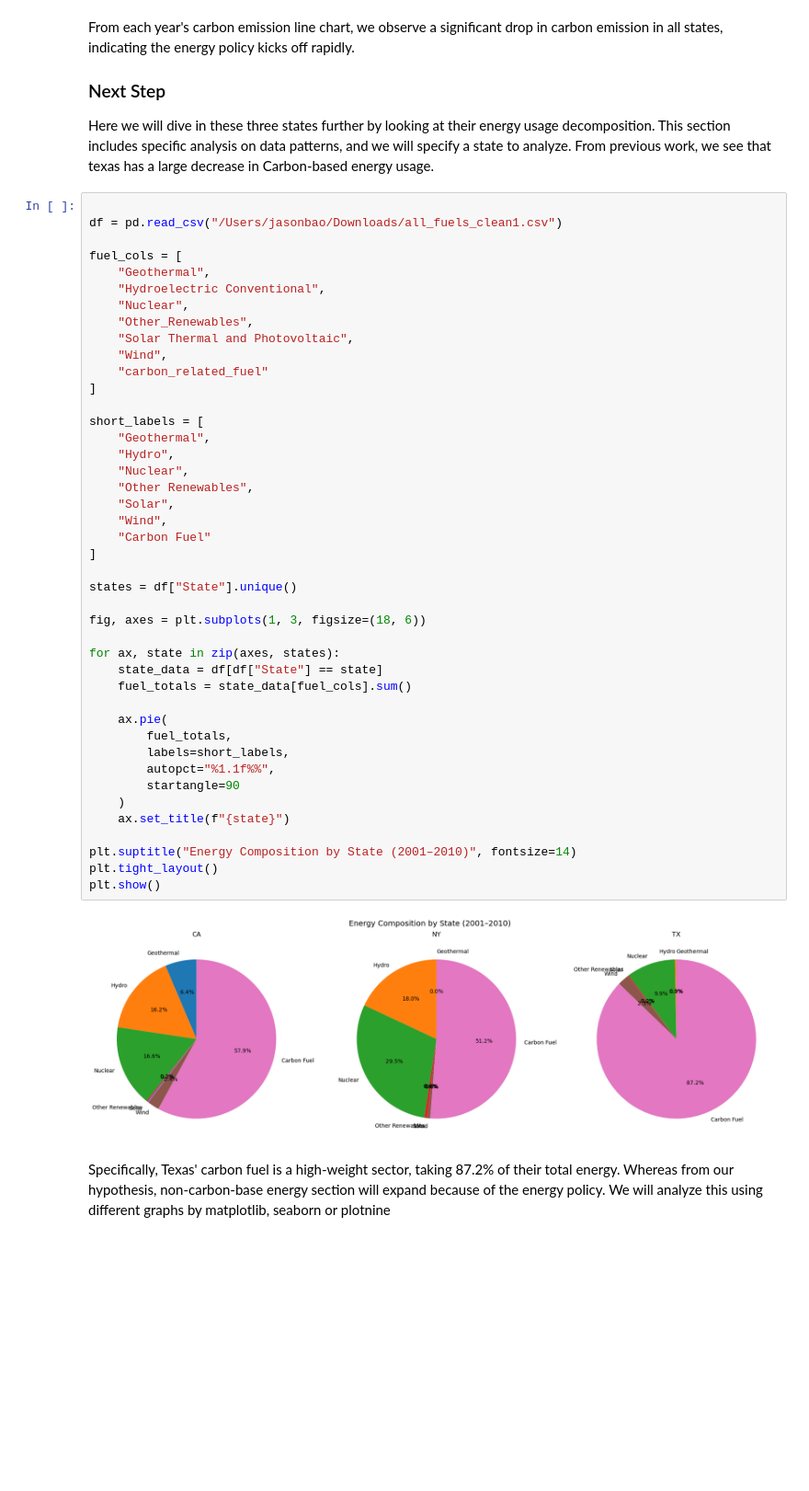
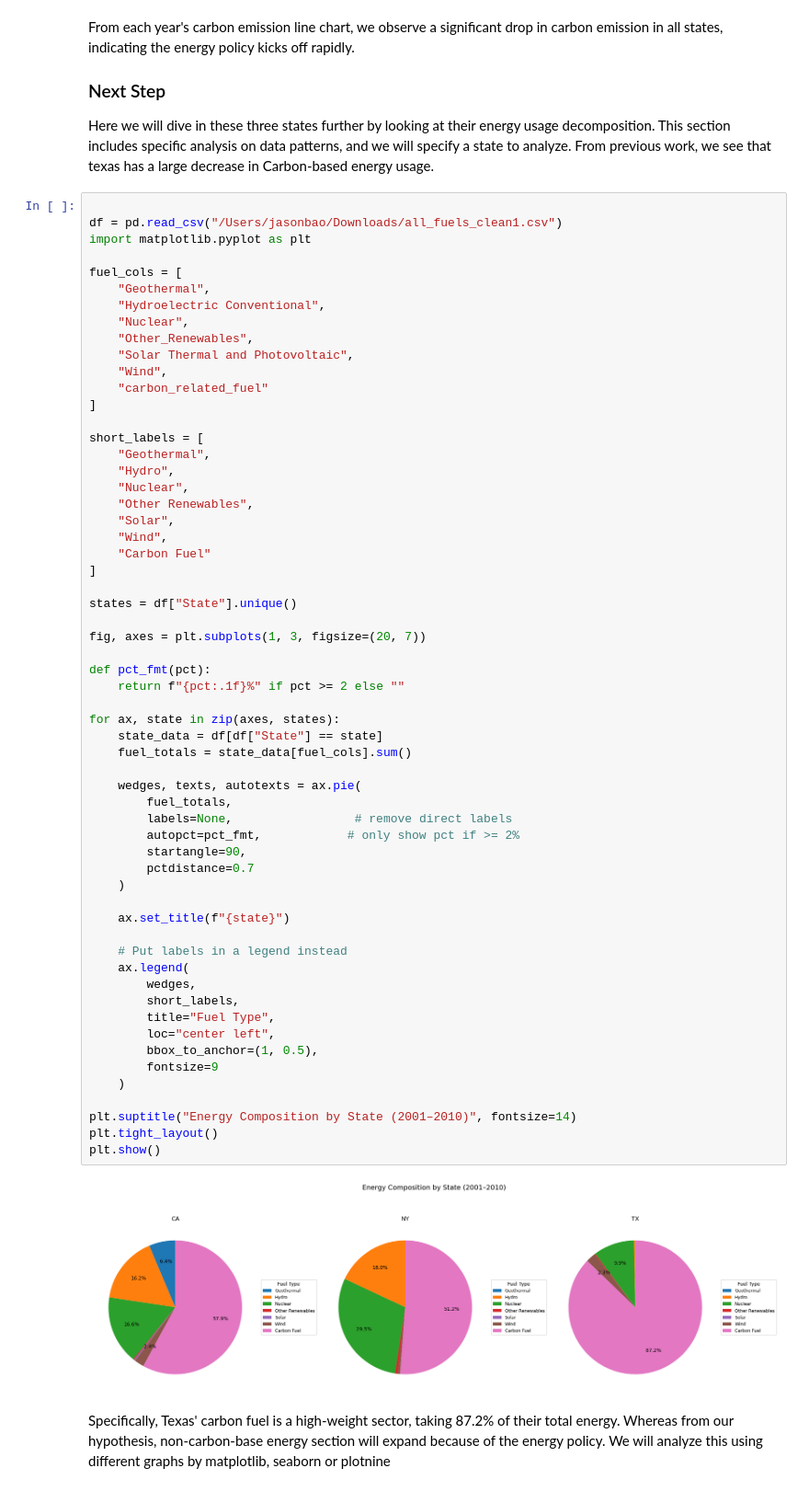
Before and after one commit to jasonbao9402/STA141B.FinalProject, a Jupyter notebook: data_visual.ipynb, the cells around one changed output. Shown at 92% size. Cells and saved outputs as stored; diff of their text form; blank space fills up the shorter version.

```diff
--- a/data_visual.ipynb
+++ b/data_visual.ipynb
@@ -61,6 +63,7 @@ Here we will dive in these three states further by looking at their energy usage
 # %%
 
 df = pd.read_csv("/Users/jasonbao/Downloads/all_fuels_clean1.csv")
+import matplotlib.pyplot as plt
 
 fuel_cols = [
     "Geothermal",
@@ -70,39 +73,54 @@ fuel_cols = [
     "Solar Thermal and Photovoltaic",
     "Wind",
     "carbon_related_fuel"
 ]
 
 short_labels = [
     "Geothermal",
     "Hydro",
     "Nuclear",
     "Other Renewables",
     "Solar",
     "Wind",
     "Carbon Fuel"
 ]
 
 states = df["State"].unique()
 
-fig, axes = plt.subplots(1, 3, figsize=(18, 6))
+fig, axes = plt.subplots(1, 3, figsize=(20, 7))
+
+def pct_fmt(pct):
+    return f"{pct:.1f}%" if pct >= 2 else ""
 
 for ax, state in zip(axes, states):
     state_data = df[df["State"] == state]
     fuel_totals = state_data[fuel_cols].sum()
 
-    ax.pie(
+    wedges, texts, autotexts = ax.pie(
         fuel_totals,
-        labels=short_labels,
-        autopct="%1.1f%%",
-        startangle=90
+        labels=None,                 # remove direct labels
+        autopct=pct_fmt,            # only show pct if >= 2%
+        startangle=90,
+        pctdistance=0.7
     )
+
     ax.set_title(f"{state}")
+
+    # Put labels in a legend instead
+    ax.legend(
+        wedges,
+        short_labels,
+        title="Fuel Type",
+        loc="center left",
+        bbox_to_anchor=(1, 0.5),
+        fontsize=9
+    )
 
 plt.suptitle("Energy Composition by State (2001–2010)", fontsize=14)
 plt.tight_layout()
 plt.show()
 # %% [output]
-[figure, old version]
+[figure, new version]
 # %% [markdown]
 Specifically, Texas' carbon fuel is a high-weight sector, taking 87.2% of their total energy. Whereas from our hypothesis, non-carbon-base energy section will expand because of the energy policy. We will analyze this using different graphs by matplotlib, seaborn or plotnine
 # %%
```
Also changed, not shown: parts of 25 cells of this notebook.
